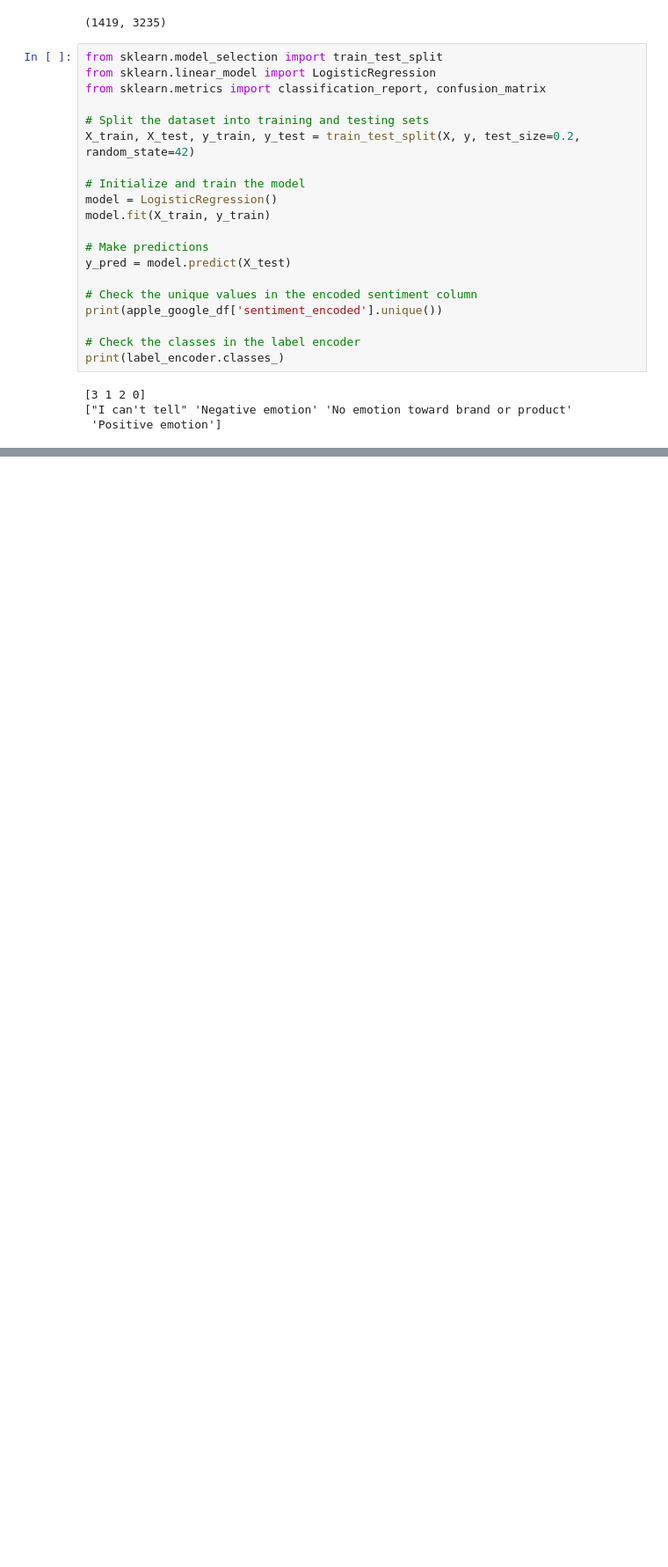
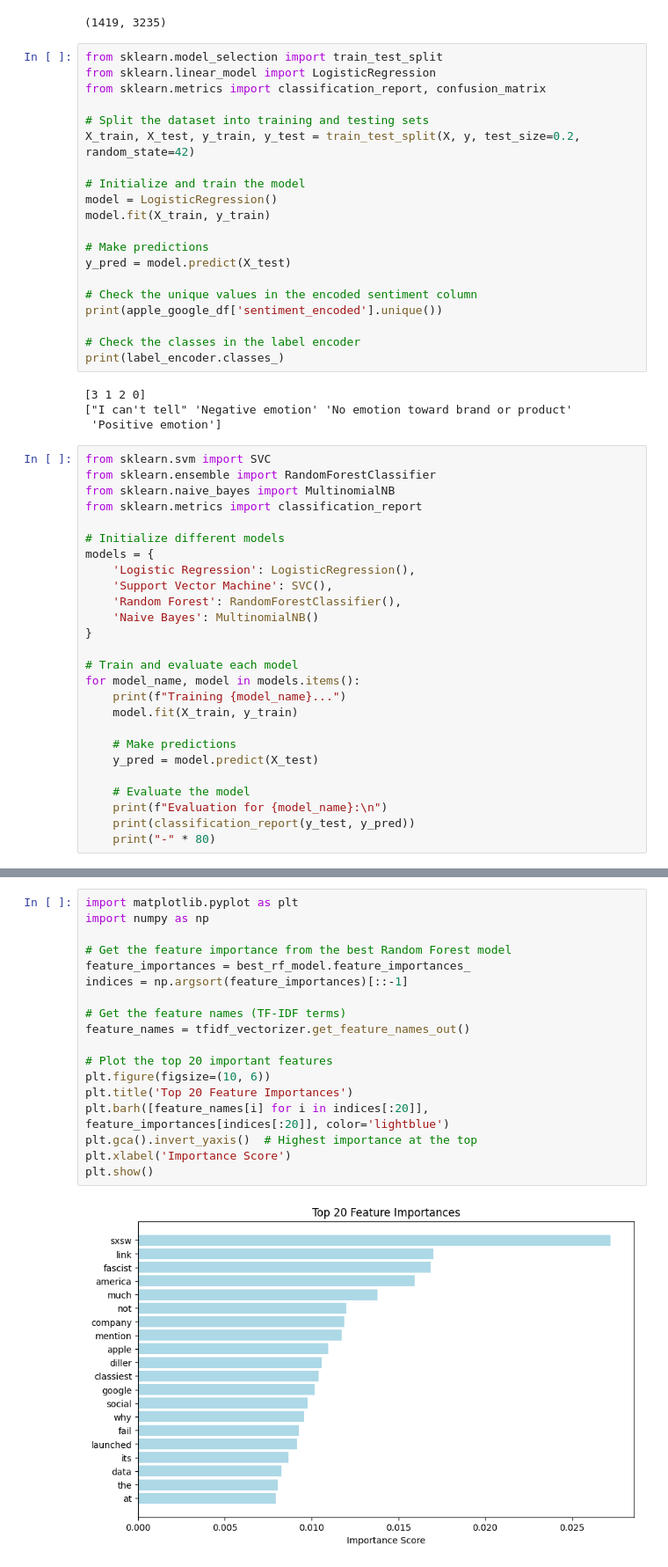
Before and after one commit to Kanyi254/sentiment-analysis, a Jupyter notebook: Brandon.ipynb, the cells around one changed output, grey strips where cells are left out. Shown at 88% size. Drawn from its saved outputs; the diff is of its cells as text; blank space fills up the shorter version.

```diff
--- a/Brandon.ipynb
+++ b/Brandon.ipynb
@@ -129,3 +131,29 @@ print(label_encoder.classes_)
 [3 1 2 0]
 ["I can't tell" 'Negative emotion' 'No emotion toward brand or product'
  'Positive emotion']
+# %%
+from sklearn.svm import SVC
+from sklearn.ensemble import RandomForestClassifier
+from sklearn.naive_bayes import MultinomialNB
+from sklearn.metrics import classification_report
+
+# Initialize different models
+models = {
+    'Logistic Regression': LogisticRegression(),
+    'Support Vector Machine': SVC(),
+    'Random Forest': RandomForestClassifier(),
+    'Naive Bayes': MultinomialNB()
+}
+
+# Train and evaluate each model
+for model_name, model in models.items():
+    print(f"Training {model_name}...")
+    model.fit(X_train, y_train)
+
+    # Make predictions
+    y_pred = model.predict(X_test)
+
+    # Evaluate the model
+    print(f"Evaluation for {model_name}:\n")
+    print(classification_report(y_test, y_pred))
+    print("-" * 80)
@@ -131,0 +297,20 @@ print(label_encoder.classes_)
+# %%
+import matplotlib.pyplot as plt
+import numpy as np
+
+# Get the feature importance from the best Random Forest model
+feature_importances = best_rf_model.feature_importances_
+indices = np.argsort(feature_importances)[::-1]
+
+# Get the feature names (TF-IDF terms)
+feature_names = tfidf_vectorizer.get_feature_names_out()
+
+# Plot the top 20 important features
+plt.figure(figsize=(10, 6))
+plt.title('Top 20 Feature Importances')
+plt.barh([feature_names[i] for i in indices[:20]], feature_importances[indices[:20]], color='lightblue')
+plt.gca().invert_yaxis()  # Highest importance at the top
+plt.xlabel('Importance Score')
+plt.show()
+# %% [output]
+[figure, added]
```
Also changed, not shown: parts of 9 cells of this notebook.
